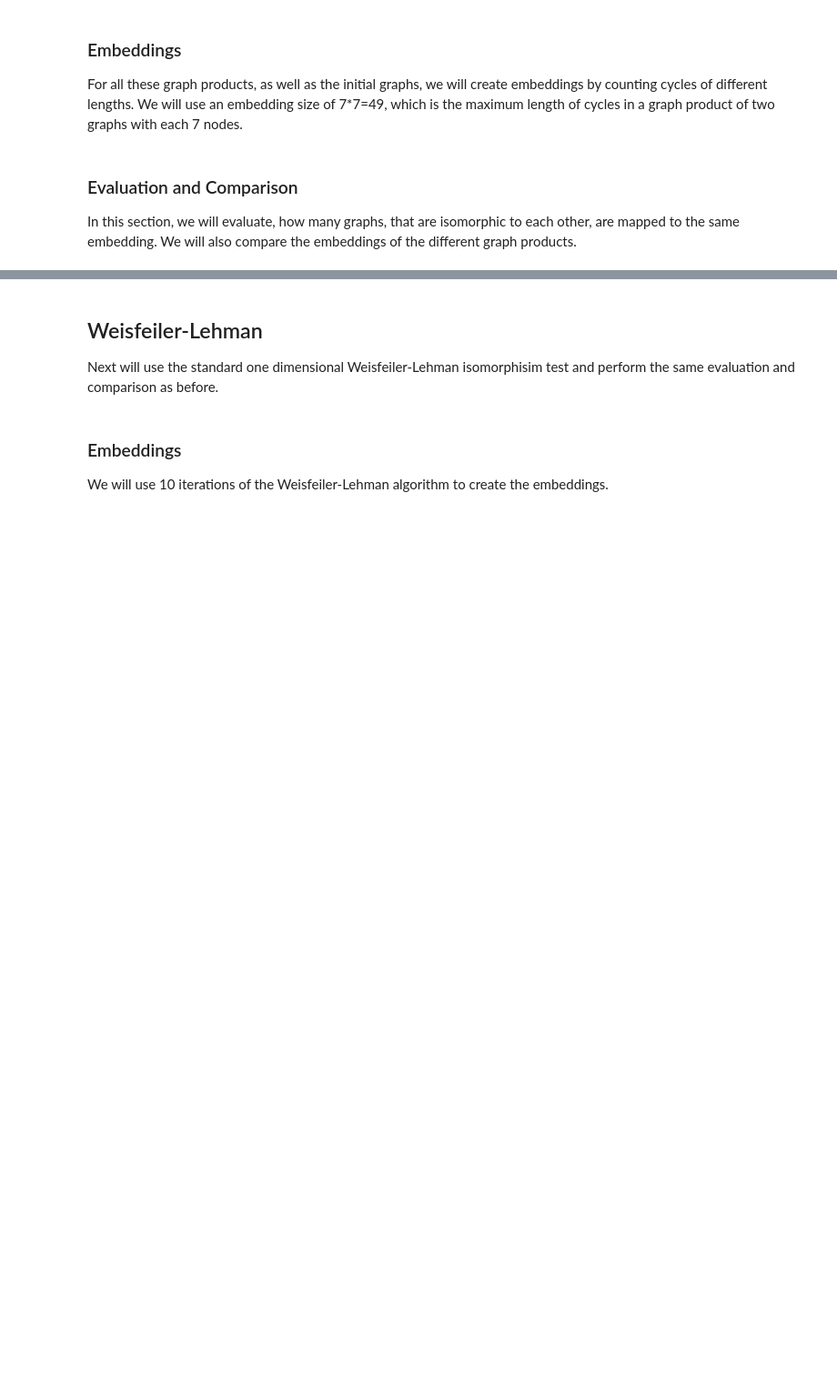
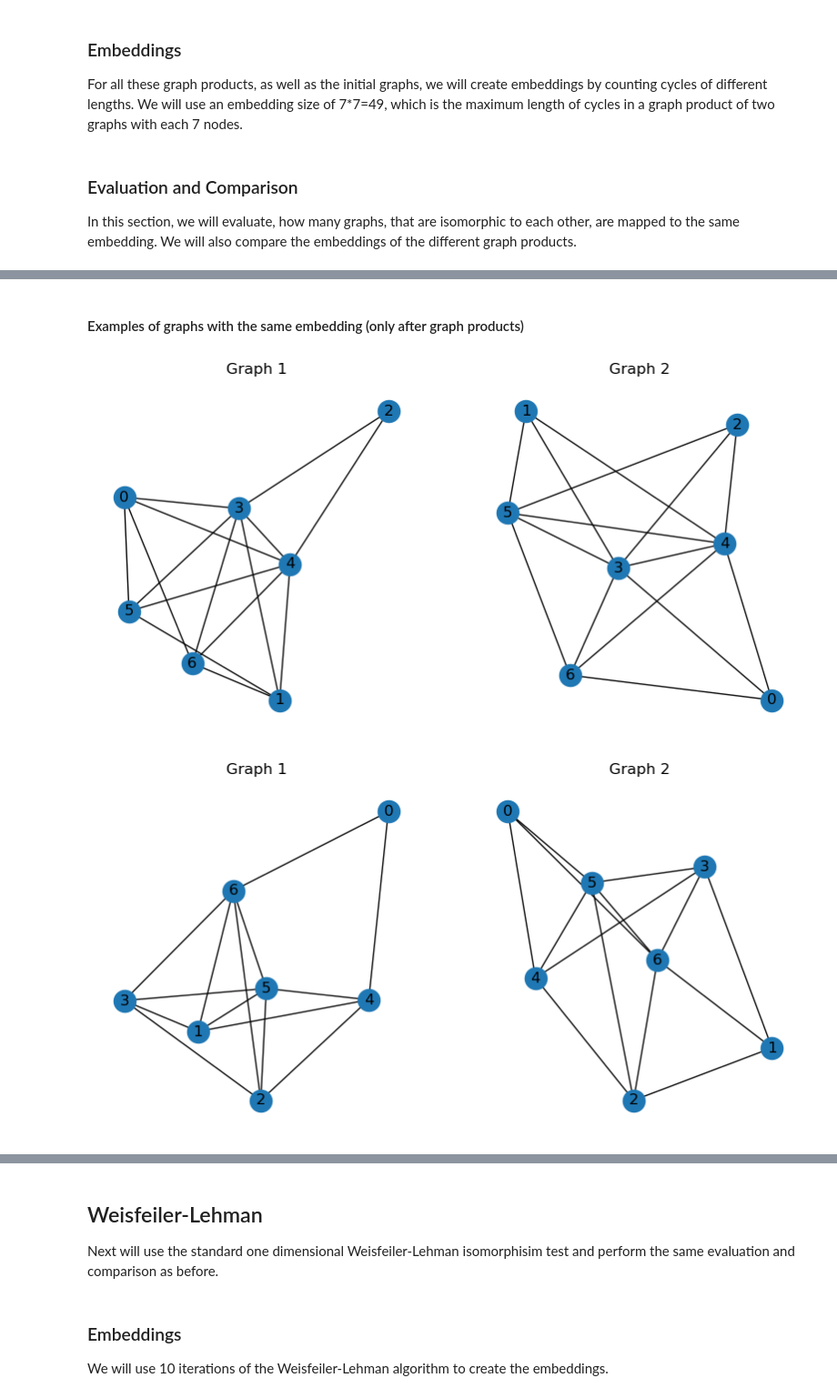
Before and after one commit to max-seeli/graph-gumbo, a Jupyter notebook: experiment.ipynb, the cells around one changed output, grey strips where cells are left out. Shown at 91% size. Cells and saved outputs as stored; diff of their text form; code cells hidden in the pictures; blank space fills up the shorter version.

```diff
--- a/experiment.ipynb
+++ b/experiment.ipynb
@@ -91,0 +142,9 @@ cycle_product_results
+# %% [markdown]
+#### Examples of graphs with the same embedding (only after graph products)
+# %%
+same_only_after_idx = comparative_idx - original_idx
+
+plot_dual_examples(same_only_after_idx)
+# %% [output]
+[figure, added]
+[figure, added]
```
Also changed, not shown: parts of 27 cells of this notebook, 4 other files.
